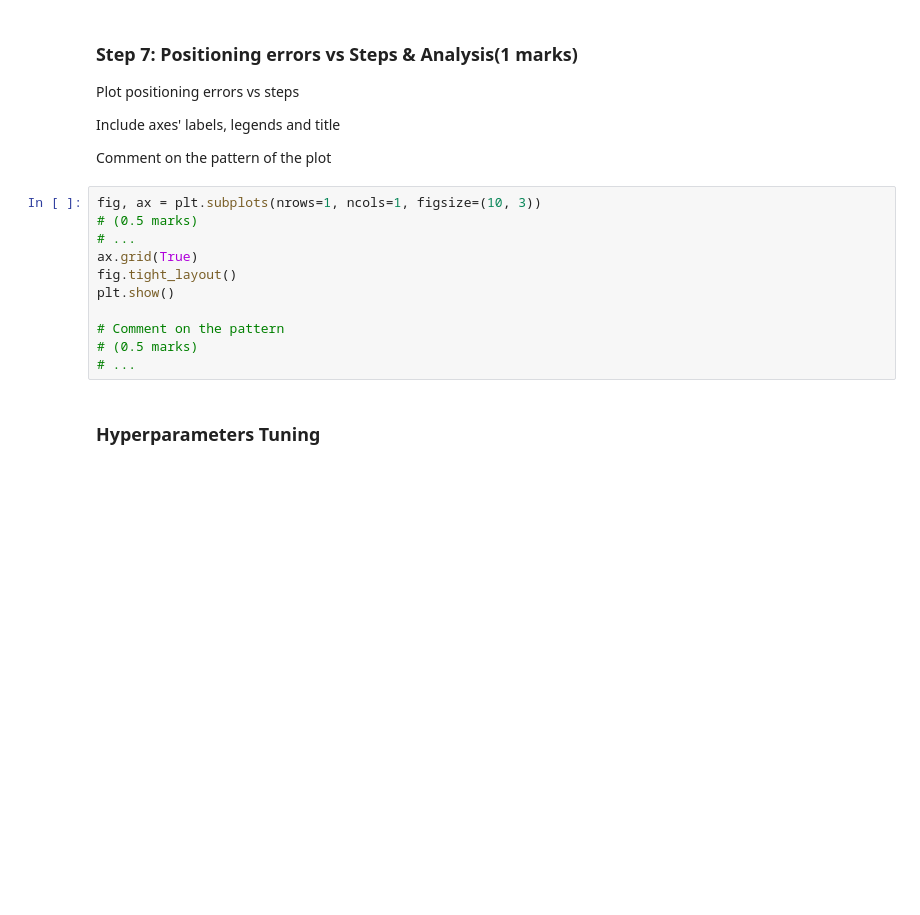
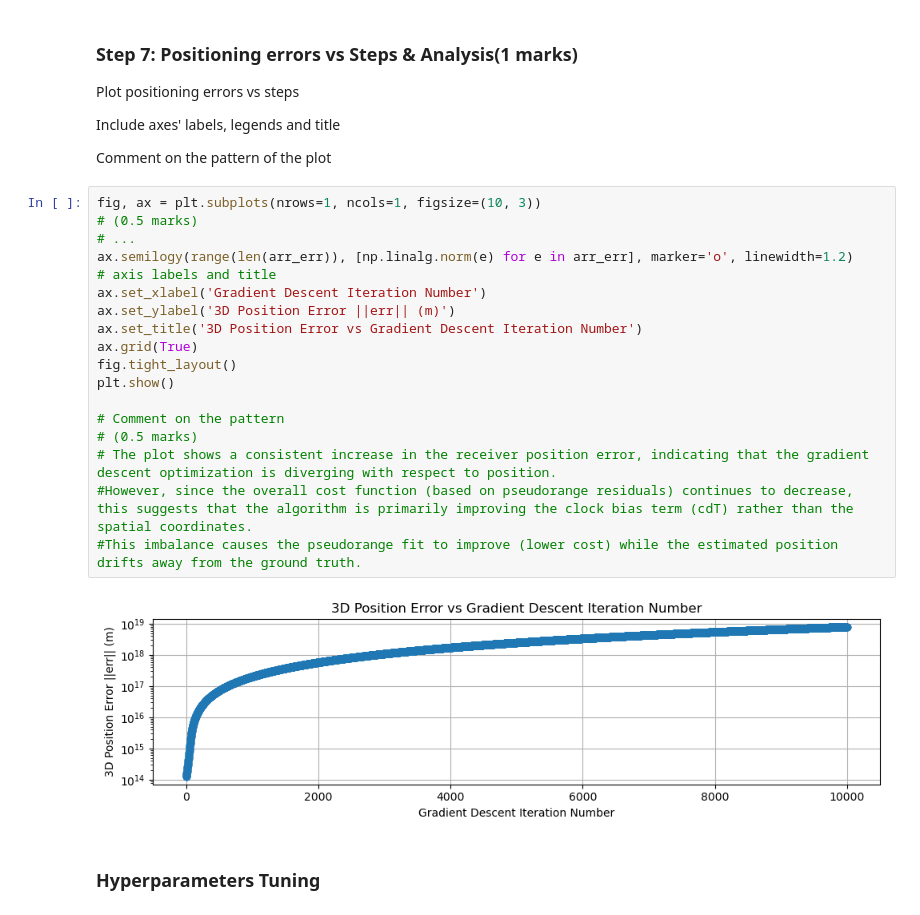
Before and after one commit to caydincleland/ENGG680_2025_Fall_group8Fork, a Jupyter notebook: assignment2/Assignment2_Upload.ipynb, the cells around one changed output. Cells and saved outputs as stored; diff of their text form; blank space fills up the shorter version.

```diff
--- a/assignment2/Assignment2_Upload.ipynb
+++ b/assignment2/Assignment2_Upload.ipynb
@@ -677,17 +703,26 @@ Plot positioning errors vs steps
 Include axes' labels, legends and title
 
 Comment on the pattern of the plot
-# %%
-fig, ax = plt.subplots(nrows=1, ncols=1, figsize=(10, 3))
-# (0.5 marks)
-# ...
-ax.grid(True)
-fig.tight_layout()
-plt.show()
-
-# Comment on the pattern
-# (0.5 marks)
-# ...
+# %%
+fig, ax = plt.subplots(nrows=1, ncols=1, figsize=(10, 3))
+# (0.5 marks)
+# ...
+ax.semilogy(range(len(arr_err)), [np.linalg.norm(e) for e in arr_err], marker='o', linewidth=1.2)
+# axis labels and title
+ax.set_xlabel('Gradient Descent Iteration Number')
+ax.set_ylabel('3D Position Error ||err|| (m)')
+ax.set_title('3D Position Error vs Gradient Descent Iteration Number')
+ax.grid(True)
+fig.tight_layout()
+plt.show()
+
+# Comment on the pattern
+# (0.5 marks)
+# The plot shows a consistent increase in the receiver position error, indicating that the gradient descent optimization is diverging with respect to position.
+#However, since the overall cost function (based on pseudorange residuals) continues to decrease, this suggests that the algorithm is primarily improving the clock bias term (cdT) rather than the spatial coordinates.
+#This imbalance causes the pseudorange fit to improve (lower cost) while the estimated position drifts away from the ground truth.
+# %% [output]
+[figure, added]
 # %% [markdown]
 ### **Hyperparameters Tuning**
 # %% [markdown]
```
Also changed, not shown: parts of 19 cells of this notebook.
